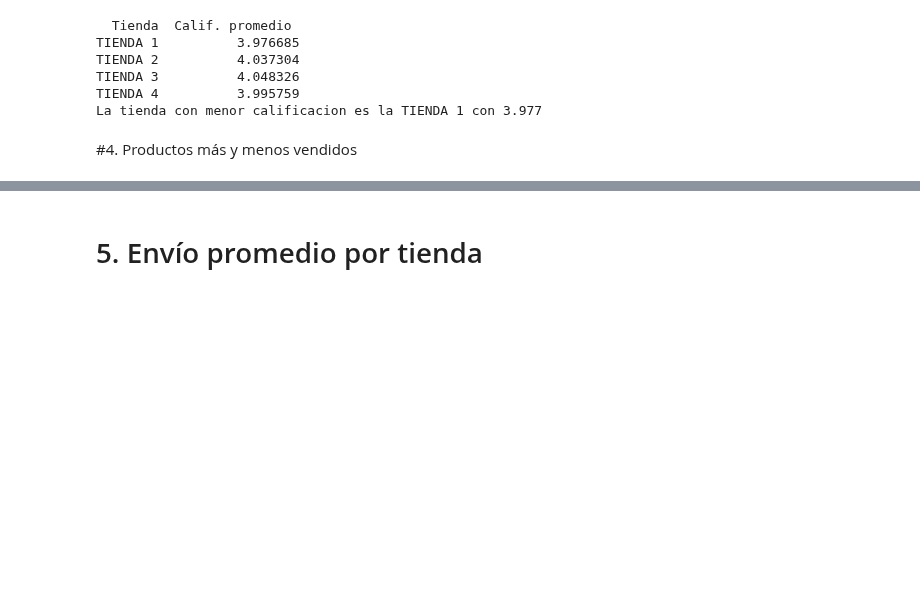
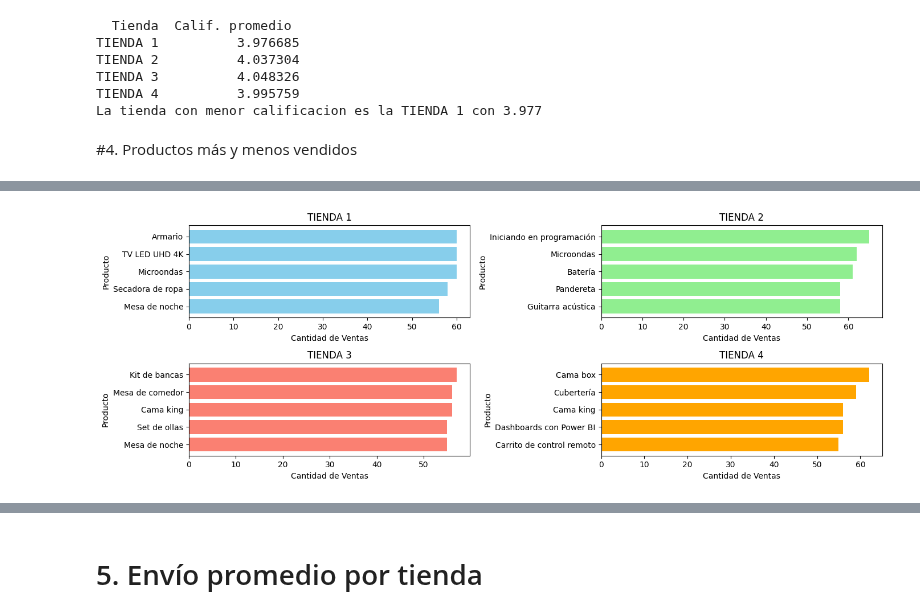
Before and after one commit to adriannr2020-commits/challenge1-data-science-latam, a Jupyter notebook: AluraStoreLatam.ipynb, the cells around one changed output, grey strips where cells are left out. Drawn from its saved outputs; the diff is of its cells as text; code cells hidden in the pictures; blank space fills up the shorter version.

Commit message:
Top de productos (se puede variar n) y graficos

```diff
--- a/AluraStoreLatam.ipynb
+++ b/AluraStoreLatam.ipynb
@@ -221,0 +351,26 @@ La tienda con menor calificacion es la TIENDA 1 con 3.977
+# %%
+import matplotlib.pyplot as plt
+
+top_n = 5
+top_t1 = df_prods_t1.head(top_n)
+top_t2 = df_prods_t2.head(top_n)
+top_t3 = df_prods_t3.head(top_n)
+top_t4 = df_prods_t4.head(top_n)
+
+fig, axes = plt.subplots(2, 2, figsize=(14,5))
+
+tiendas = [top_t1, top_t2, top_t3, top_t4]
+colores = ['skyblue','lightgreen','salmon','orange']
+titulos = ['TIENDA 1','TIENDA 2','TIENDA 3','TIENDA 4']
+
+for ax, df, color, titulo in zip(axes.flatten(), tiendas, colores, titulos):
+    ax.barh(df["Producto"], df["Cant.ventas"], color=color)
+    ax.set_title(titulo)
+    ax.set_xlabel("Cantidad de Ventas")
+    ax.set_ylabel("Producto")
+    ax.invert_yaxis()
+
+plt.tight_layout()
+plt.show()
+# %% [output]
+[figure, added]
```
Also changed, not shown: parts of 6 cells of this notebook.
